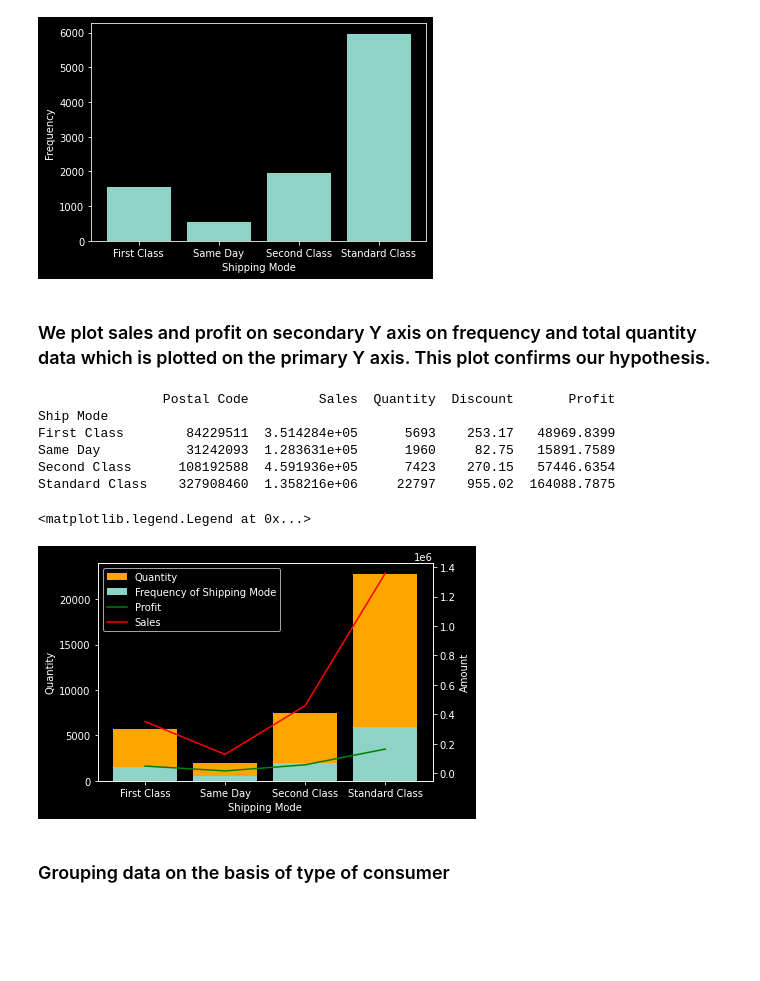
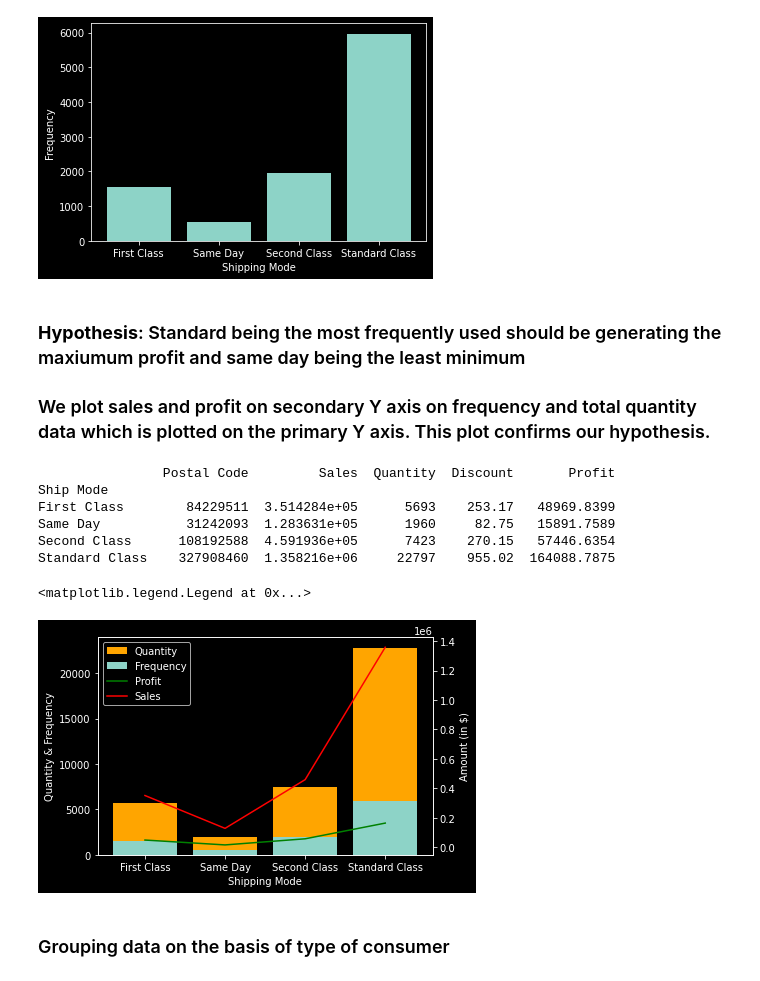
Before and after one commit to MrCipher691/GRIP-Sparks-Foundation, a Jupyter notebook: EDA-Store.ipynb, the cells around one changed output. Saved outputs shown, nothing was run; the diff lists cells and outputs as text; code cells hidden in the pictures; blank space fills up the shorter version.

```diff
--- a/EDA-Store.ipynb
+++ b/EDA-Store.ipynb
@@ -126,41 +123,43 @@ plt.ylabel('Frequency')
 Text(0, 0.5, 'Frequency')
 [figure]
 # %% [markdown]
+### **Hypothesis**: Standard being the most frequently used should be generating the maxiumum profit and same day being the least minimum
+
 ### We plot sales and profit on secondary Y axis on frequency and total quantity data which is plotted on the primary Y axis. This plot confirms our hypothesis.
 # %%
 ship_mode_sum = df.groupby('Ship Mode').sum()
 print(ship_mode_sum)
 
 fig, ax1 = plt.subplots()
 
 ax2 = ax1.twinx()
 
 ax1.bar(ship_mode, ship_mode_sum['Quantity'], color='orange', label='Quantity')
-ax1.bar(ship_mode, ship_mode_count['Quantity'], label='Frequency of Shipping Mode')
+ax1.bar(ship_mode, ship_mode_count['Quantity'], label='Frequency')
 ax2.plot(ship_mode, ship_mode_sum['Profit'], color='green', label='Profit')
 ax2.plot(ship_mode, ship_mode_sum['Sales'], color='red', label='Sales')
 
 ax1.set_xlabel('Shipping Mode')
-ax1.set_ylabel('Quantity')
-ax2.set_ylabel('Amount')
+ax1.set_ylabel('Quantity & Frequency')
+ax2.set_ylabel('Amount (in $)')
 ax1.set_xticklabels(ship_mode)
 
 lines_1, labels_1 = ax1.get_legend_handles_labels()
 lines_2, labels_2 = ax2.get_legend_handles_labels()
 
 lines = lines_1 + lines_2
 labels = labels_1 + labels_2
 
 ax1.legend(lines, labels, loc=0)
 # %% [output]
                 Postal Code         Sales  Quantity  Discount       Profit
 Ship Mode
 First Class        84229511  3.514284e+05      5693    253.17   48969.8399
 Same Day           31242093  1.283631e+05      1960     82.75   15891.7589
 Second Class      108192588  4.591936e+05      7423    270.15   57446.6354
 Standard Class    327908460  1.358216e+06     22797    955.02  164088.7875
 <matplotlib.legend.Legend at 0x...>
-[figure, old version]
+[figure, new version]
 # %% [markdown]
 ### Grouping data on the basis of type of consumer
 # %%
```
Also changed, not shown: parts of 21 cells of this notebook.
